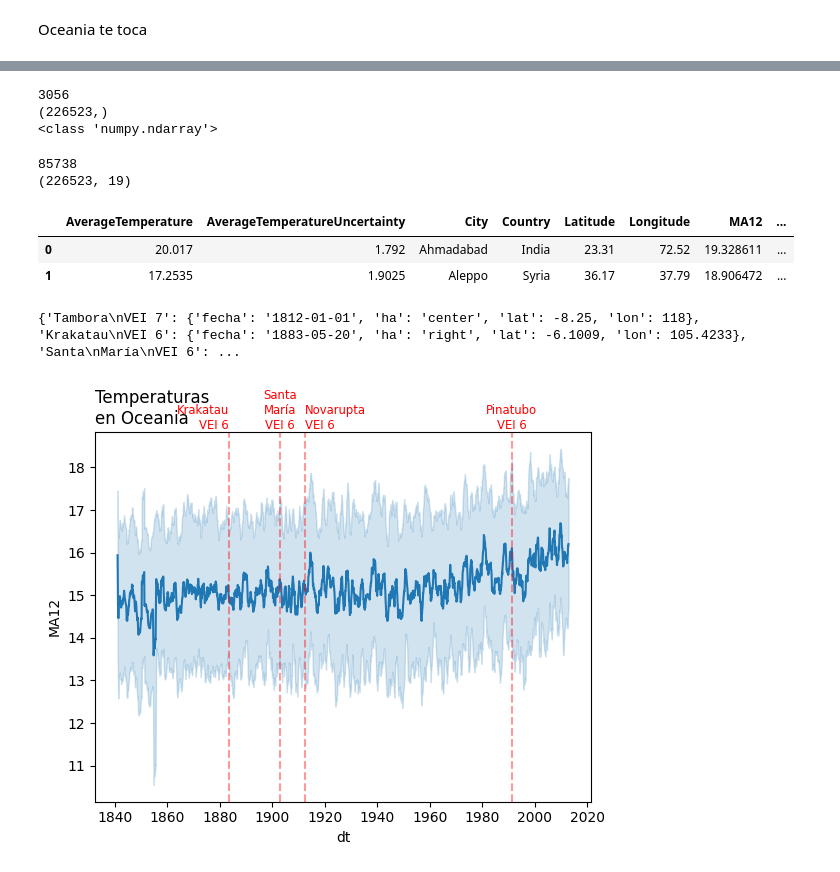
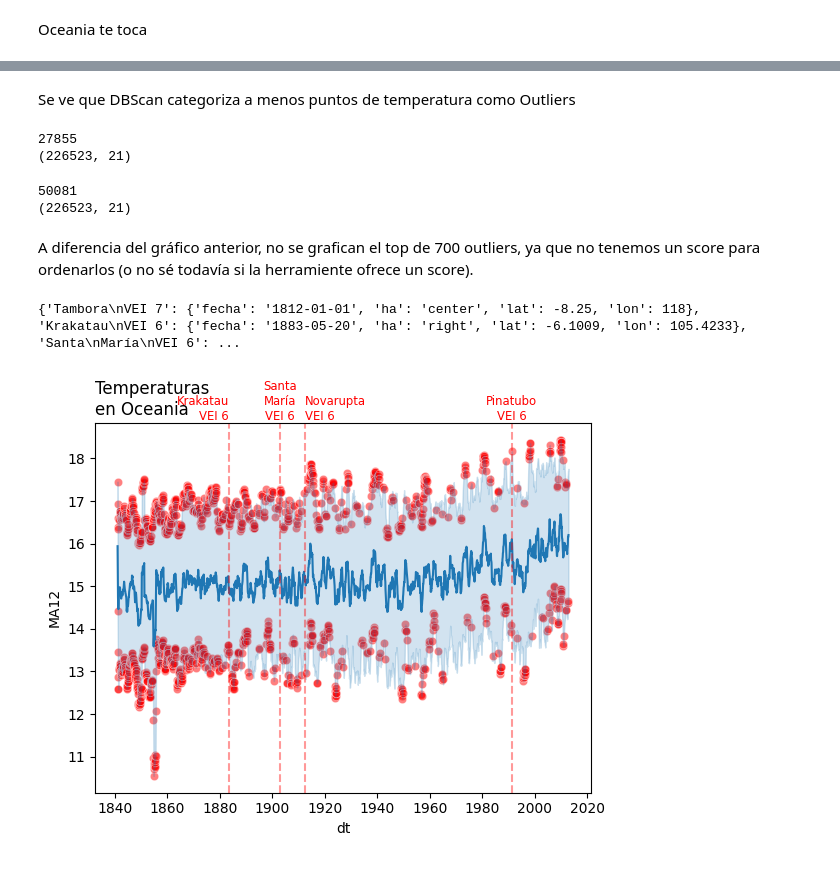
Before and after one commit to Axoluther/astronomia, a Jupyter notebook: tarea3/outliers2.ipynb, the cells around one changed output, grey strips where cells are left out. Drawn from its saved outputs; the diff is of its cells as text; code cells hidden in the pictures.

Commit message:
DBScan | Fixed

```diff
--- a/tarea3/outliers2.ipynb
+++ b/tarea3/outliers2.ipynb
@@ -41,6 +43,18 @@ def plot_volcans(dt='1750-01-01', get = False):
                 va="bottom",
             )
     return None
+# %%
+def cluster_city_hdb(df_city):
+    scaler = StandardScaler()
+    X = scaler.fit_transform(df_city)
+
+    hdb = HDBSCAN(min_cluster_size=10, min_samples=5)
+    labels = hdb.fit_predict(X)
+
+    df_city = df_city.copy()
+    df_city['hdb_label'] = labels
+    df_city['hdb_is_outlier'] = labels == -1
+    return df_city
 # %%
 def detect_outliers_city(df_city):
 
@@ -351,47 +340,44 @@ HDBSCAN()
+# %%
+MajorCityDf = MajorCityDf.combine_first(MajorCityDf.groupby('City', group_keys=False)[feats].apply(cluster_city_hdb))
+# %% [markdown]
+Se ve que DBScan categoriza a menos puntos de temperatura como Outliers
 # %%
-print(np.sum(hdb.labels_ == -1))
-print(hdb.labels_.shape)
-print(type(hdb.labels_))
+print(np.sum( MajorCityDf['hdb_is_outlier'] == True ))
+print(MajorCityDf.shape)
 # %% [output]
-3056
-(226523,)
-<class 'numpy.ndarray'>
+27855
+(226523, 21)
 # %%
 print(np.sum(MajorCityDf['is_outlier'] == True))
 print(MajorCityDf.shape)
 # %% [output]
-85738
-(226523, 19)
+50081
+(226523, 21)
-# %%
-MajorCityDf['labels_hdb'] = hdb.labels_
-MajorCityDf.head(2)
-# %% [output]
-|  | AverageTemperature | AverageTemperatureUncertainty | City | Country | Latitude | Longitude | MA12 | ... |
-| 0 | 20.017 | 1.792 | Ahmadabad | India | 23.31 | 72.52 | 19.328611 | ... |
-| 1 | 17.2535 | 1.9025 | Aleppo | Syria | 36.17 | 37.79 | 18.906472 | ... |
+# %% [markdown]
+A diferencia del gráfico anterior, no se grafican el top de 700 outliers, ya que no tenemos un score para ordenarlos (o no sé todavía si la herramiente ofrece un score).
 # %%
 continent_target = 'Oceania'
 
 
 sn.scatterplot(
-    (MajorCityDf[(MajorCityDf['Continent'] == continent_target) & ( MajorCityDf['labels_hdb'] == -1 )]).sort_values('dt'),
+    (MajorCityDf[(MajorCityDf['Continent'] == continent_target) & ( MajorCityDf['hdb_label'] == -1 )]),
     x='dt',
     y='MA12',
     color='red',
     alpha=0.5
 )
 
 sn.lineplot(
     MajorCityDf[MajorCityDf['Continent'] == continent_target],
     x='dt',
     y='MA12'
 )
 
 plt.title(f'Temperaturas \nen {continent_target}', loc='left')
 
 plot_volcans( dt= '1840-01-01' )
 
 print(plot_volcans(get=True))
 # %% [output]
 {'Tambora\nVEI 7': {'fecha': '1812-01-01', 'ha': 'center', 'lat': -8.25, 'lon': 118}, 'Krakatau\nVEI 6': {'fecha': '1883-05-20', 'ha': 'right', 'lat': -6.1009, 'lon': 105.4233}, 'Santa\nMaría\nVEI 6': ...
-[figure, old version]
+[figure, new version]
```
Also changed, not shown: parts of 17 cells of this notebook.
